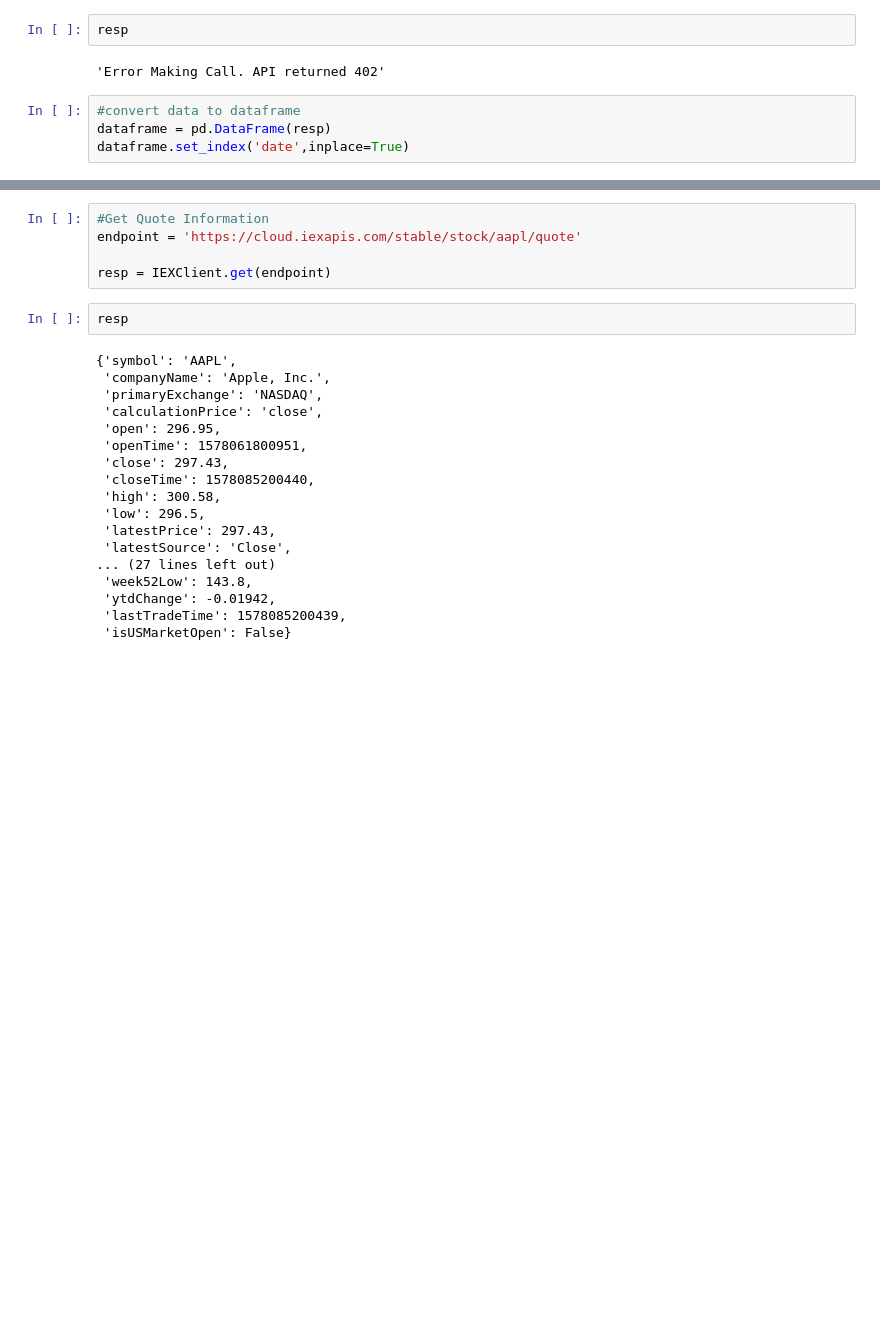
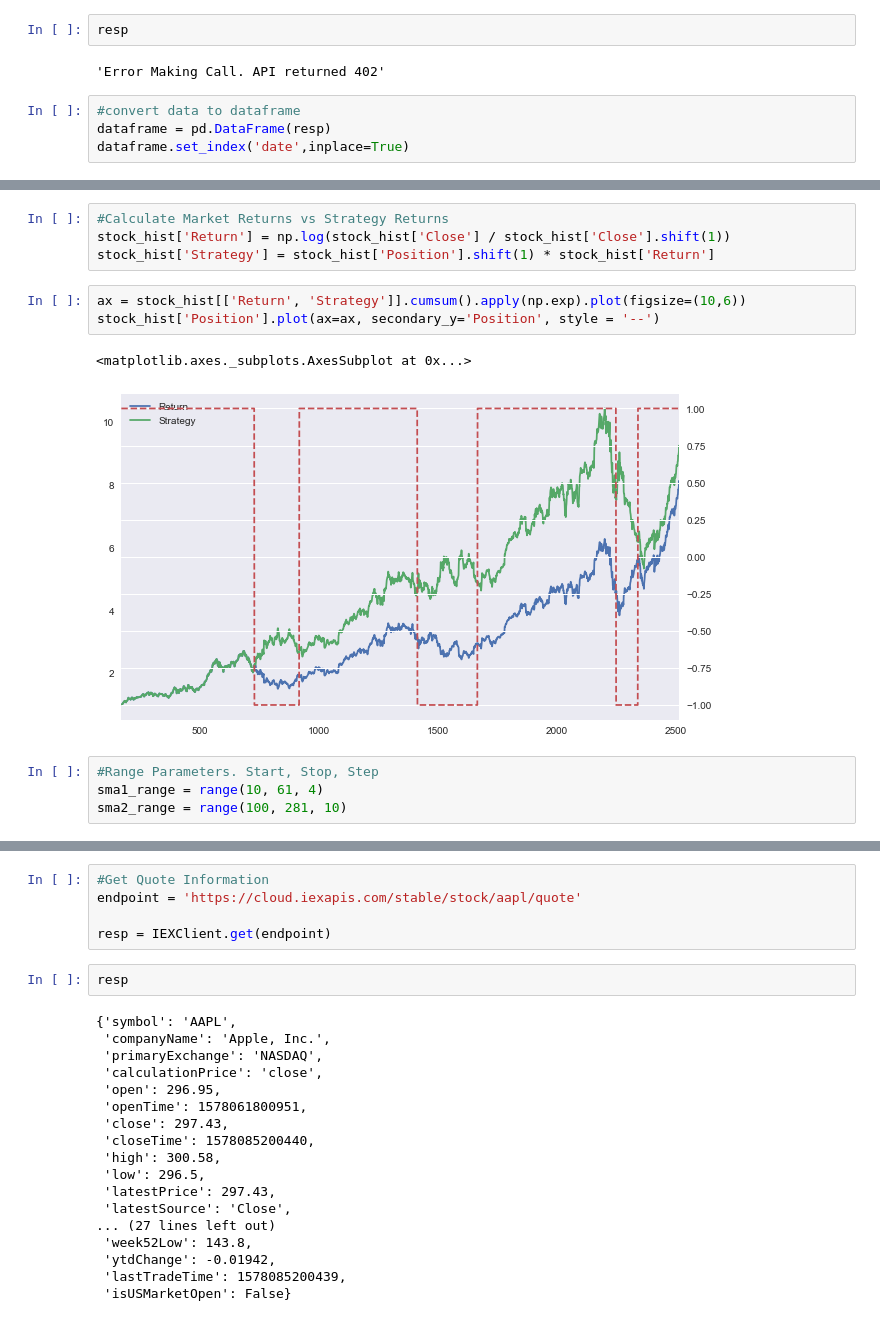
Before and after one commit to mikesturm2001/PythonFinance, a Jupyter notebook: Algo Trading.ipynb, the cells around one changed output, grey strips where cells are left out. Cells and saved outputs as stored; diff of their text form; blank space fills up the shorter version.

Commit message:
SMA Examples
Example of Simple Moving Averages Strategy

```diff
--- a/Algo Trading.ipynb
+++ b/Algo Trading.ipynb
@@ -115,0 +115,14 @@ ax.get_legend().set_bbox_to_anchor((0.25, 0.85));
+# %%
+#Calculate Market Returns vs Strategy Returns
+stock_hist['Return'] = np.log(stock_hist['Close'] / stock_hist['Close'].shift(1))
+stock_hist['Strategy'] = stock_hist['Position'].shift(1) * stock_hist['Return']
+# %%
+ax = stock_hist[['Return', 'Strategy']].cumsum().apply(np.exp).plot(figsize=(10,6))
+stock_hist['Position'].plot(ax=ax, secondary_y='Position', style = '--')
+# %% [output]
+<matplotlib.axes._subplots.AxesSubplot at 0x...>
+[figure, added]
+# %%
+#Range Parameters. Start, Stop, Step
+sma1_range = range(10, 61, 4)
+sma2_range = range(100, 281, 10)
```
Also changed, not shown: parts of 12 cells of this notebook.
